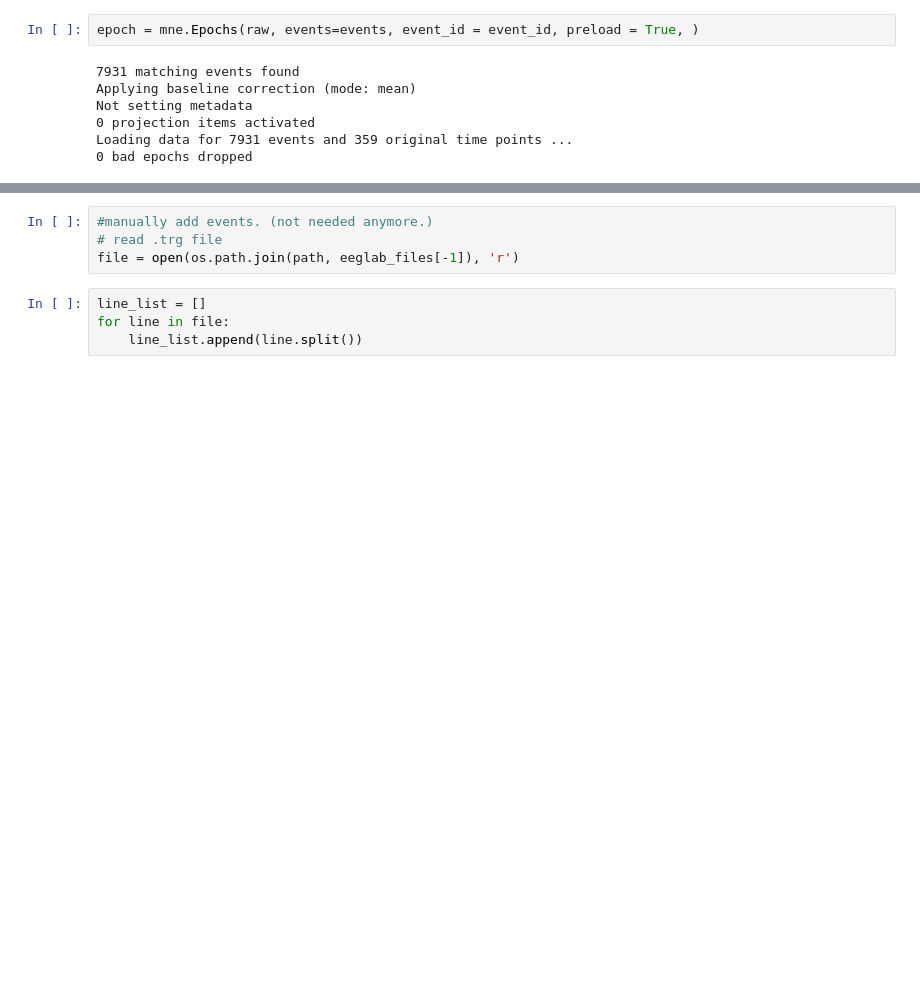
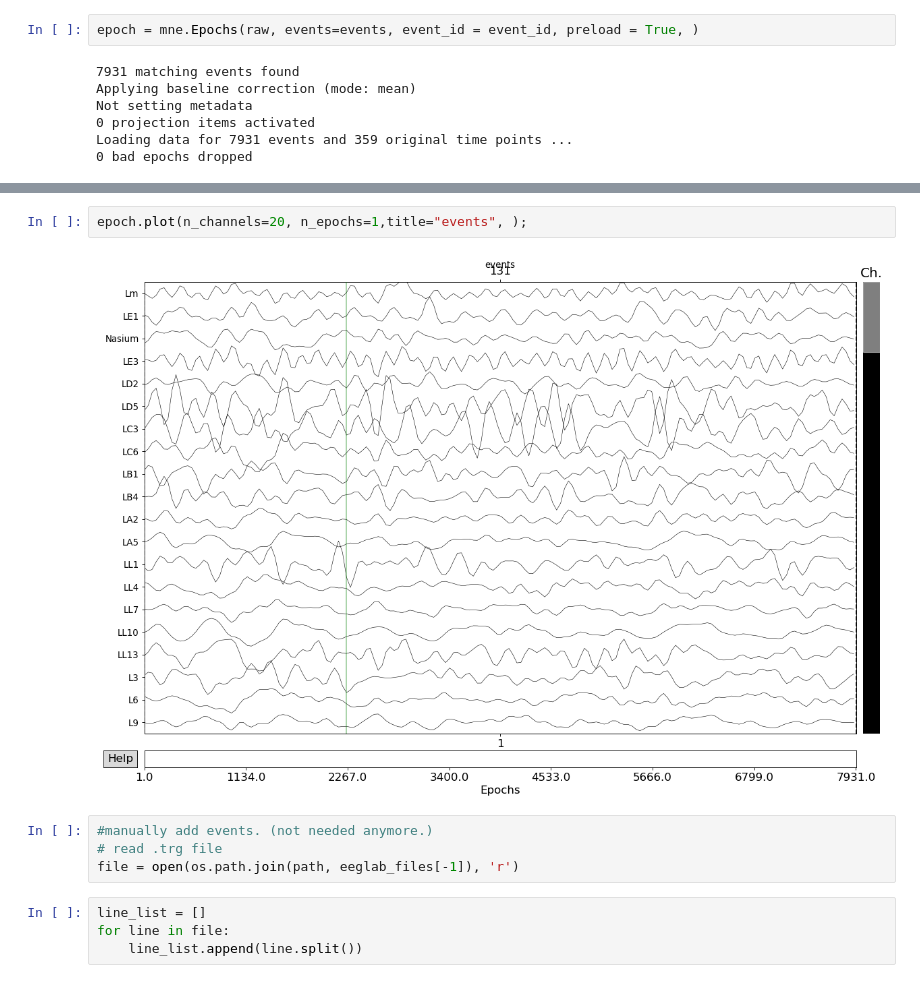
Before and after one commit to edrias/seniorprojecteeg, a Jupyter notebook: preprocessing/Events.ipynb, the cells around one changed output, grey strips where cells are left out. Cells and saved outputs as stored; diff of their text form; blank space fills up the shorter version.

```diff
--- a/preprocessing/Events.ipynb
+++ b/preprocessing/Events.ipynb
@@ -165,3 +177,7 @@ duration:  215.77522706985474
+# %%
+epoch.plot(n_channels=20, n_epochs=1,title="events", );
+# %% [output]
+[figure, added]
 # %%
 #manually add events. (not needed anymore.)
 # read .trg file
```
Also changed, not shown: parts of 3 cells of this notebook.
